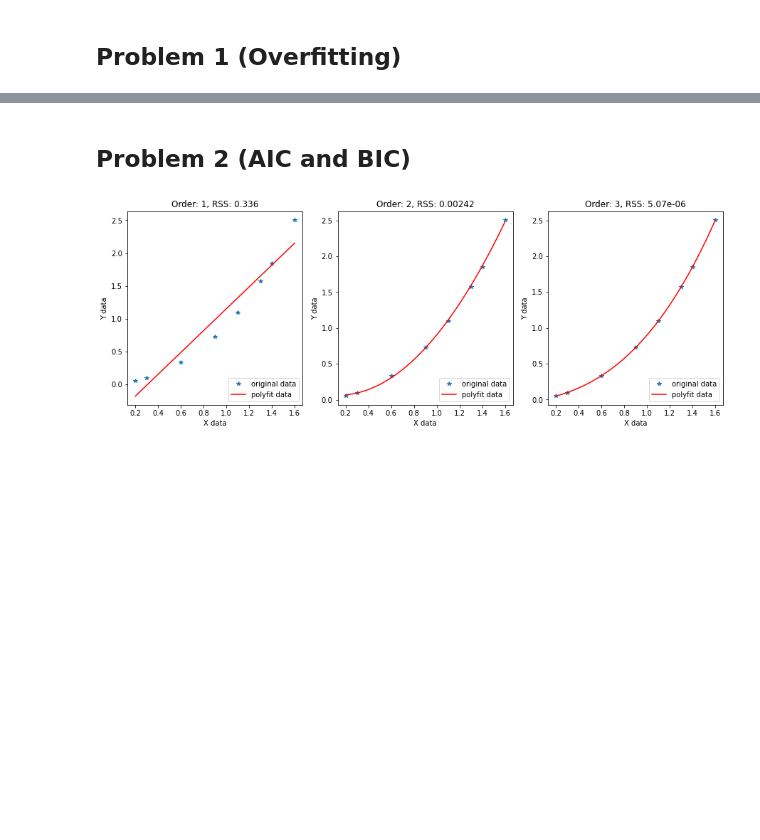
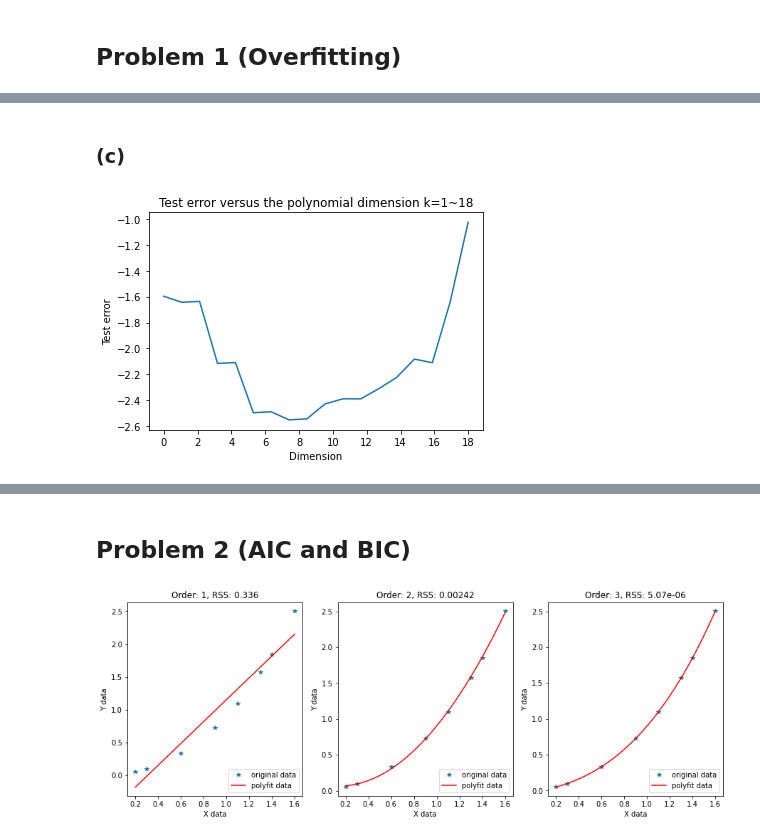
Before and after one commit to rayhuangg/111-1_MachineLearning, a Jupyter notebook: HW/HW03/hw3.ipynb, the cells around one changed output, grey strips where cells are left out. Cells and saved outputs as stored; diff of their text form; code cells hidden in the pictures; blank space fills up the shorter version.

```diff
--- a/HW/HW03/hw3.ipynb
+++ b/HW/HW03/hw3.ipynb
@@ -6,0 +78,22 @@ import matplotlib.pyplot as plt
+# %% [markdown]
+### (c)
+# %%
+np.random.seed(777)
+t_test = np.linspace(0 , 1, num=1000)
+g_test = np.sin(2*math.pi*t_test)**2 + np.random.normal(loc=0, scale=math.sqrt(0.07), size=1000)
+
+plt.figure()
+mse_test = np.zeros(18)
+for i in range(18):
+    equ = np.polyfit(t, g, i+1)
+    y_test = np.polyval(equ, t_test)
+    mse_test[i] = math.log(np.sum((g_test-y_test)**2) / len(t_test))
+# print(mse_test)
+
+plt.plot(np.linspace(0,18,num=18) ,mse_test)
+plt.xlabel('Dimension') ; plt.ylabel('Test error')
+plt.title('Test error versus the polynomial dimension k=1~18')
+plt.xticks([0, 2, 4, 6, 8, 10, 12, 14, 16, 18])
+plt.show()
+# %% [output]
+[figure, added]
```
Also changed, not shown: parts of 10 cells of this notebook.
